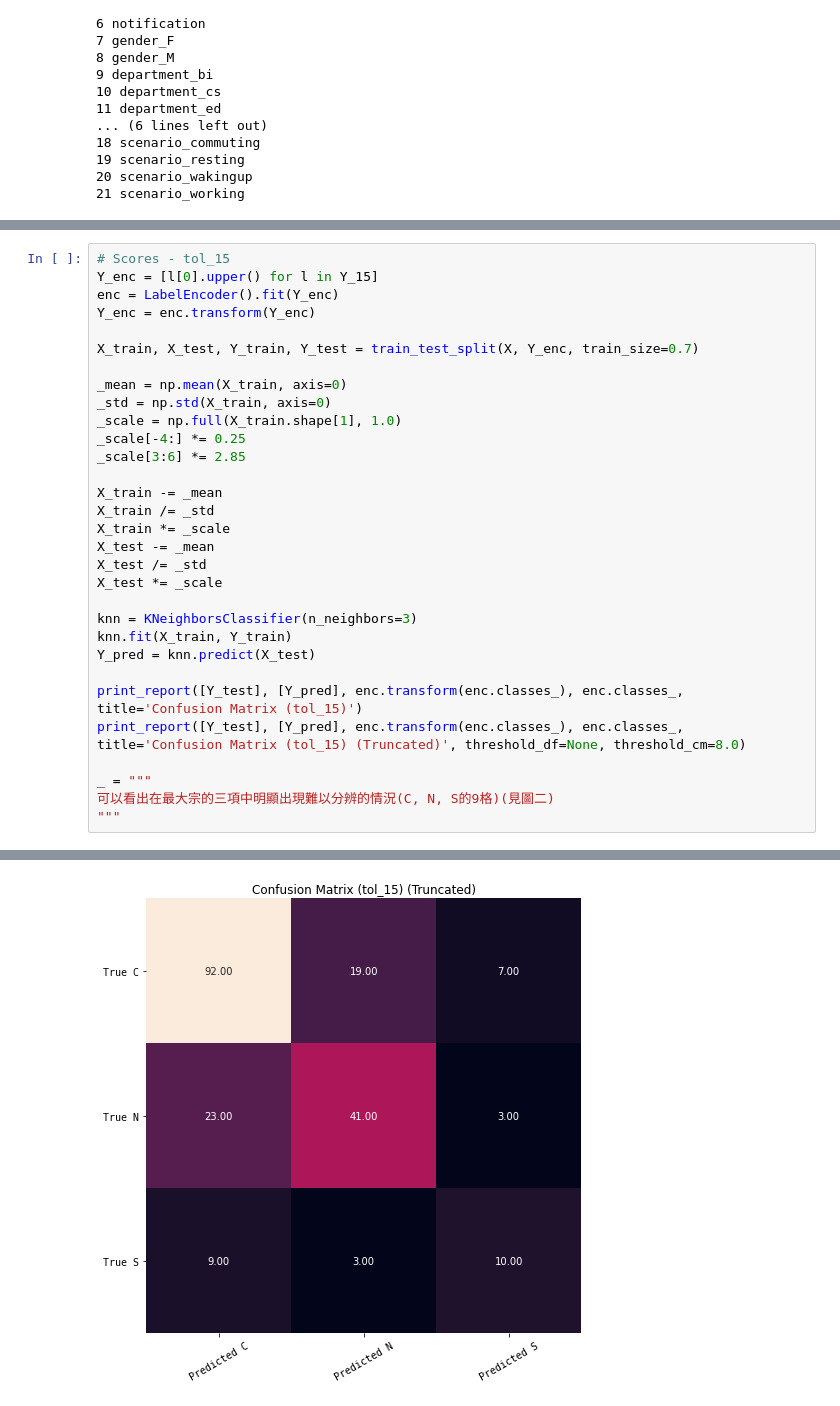
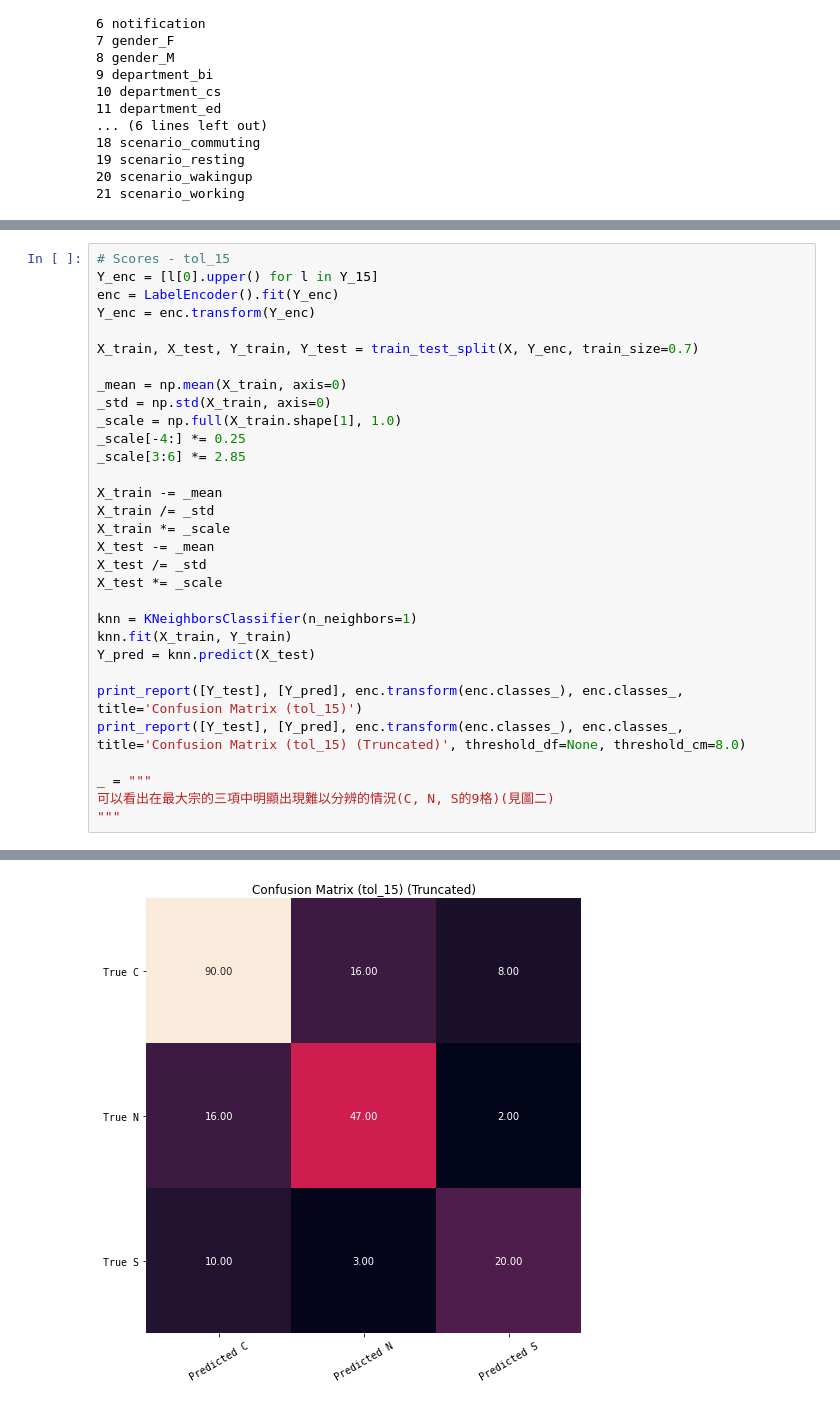
Before and after one commit to DaiDai924/ML_project-Mobile_Notifications_Sequence, a Jupyter notebook: models/KNN/knn.ipynb, the cells around one changed output, grey strips where cells are left out. Drawn from its saved outputs; the diff is of its cells as text.

```diff
--- a/models/KNN/knn.ipynb
+++ b/models/KNN/knn.ipynb
@@ -254,7 +309,7 @@ X_test -= _mean
 X_test /= _std
 X_test *= _scale
 
-knn = KNeighborsClassifier(n_neighbors=3)
+knn = KNeighborsClassifier(n_neighbors=1)
 knn.fit(X_train, Y_train)
 Y_pred = knn.predict(X_test)
 
@@ -280,4 +335,4 @@ Confusion Matrix (tol_15) (Truncated)
-[figure, old version]
+[figure, new version]
 # %%
 # Scores - tol_123
 Y_enc = Y_123
```
Also changed, not shown: parts of 6 cells of this notebook.
